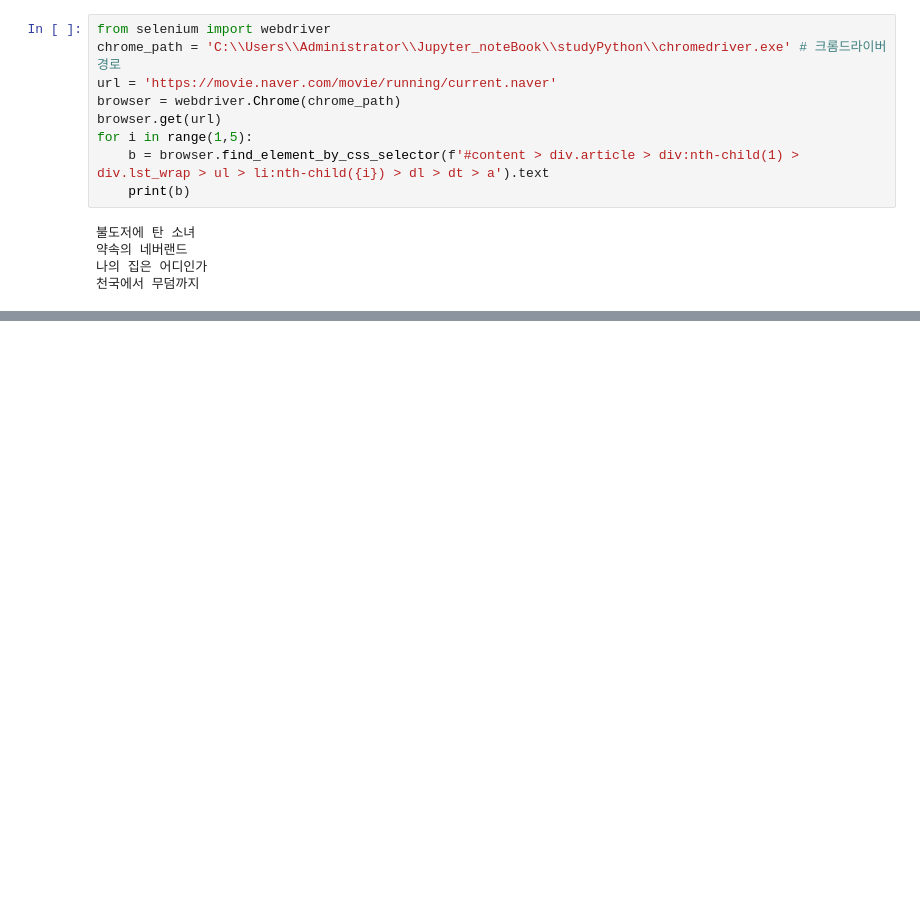
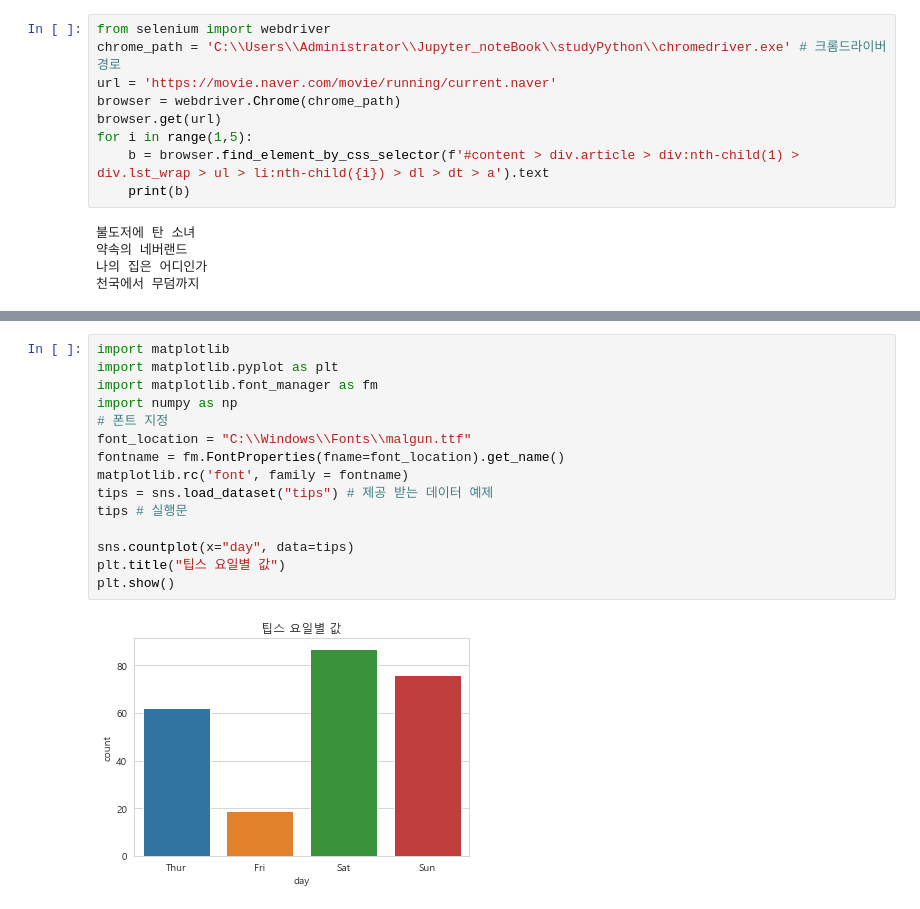
Before and after one commit to matodale/studyPython, a Jupyter notebook: 2022년04월07일_파이썬수업내용.ipynb, the cells around one changed output, grey strips where cells are left out. Saved outputs shown, nothing was run; the diff lists cells and outputs as text; blank space fills up the shorter version.

```diff
--- a/2022년04월07일_파이썬수업내용.ipynb
+++ b/2022년04월07일_파이썬수업내용.ipynb
@@ -113,0 +167,17 @@ tips # 실행문
+# %%
+import matplotlib
+import matplotlib.pyplot as plt
+import matplotlib.font_manager as fm
+import numpy as np
+# 폰트 지정
+font_location = "C:\\Windows\\Fonts\\malgun.ttf"
+fontname = fm.FontProperties(fname=font_location).get_name()
+matplotlib.rc('font', family = fontname)
+tips = sns.load_dataset("tips") # 제공 받는 데이터 예제
+tips # 실행문
+
+sns.countplot(x="day", data=tips)
+plt.title("팁스 요일별 값")
+plt.show()
+# %% [output]
+[figure, added]
```
Also changed, not shown: parts of 17 cells of this notebook.
